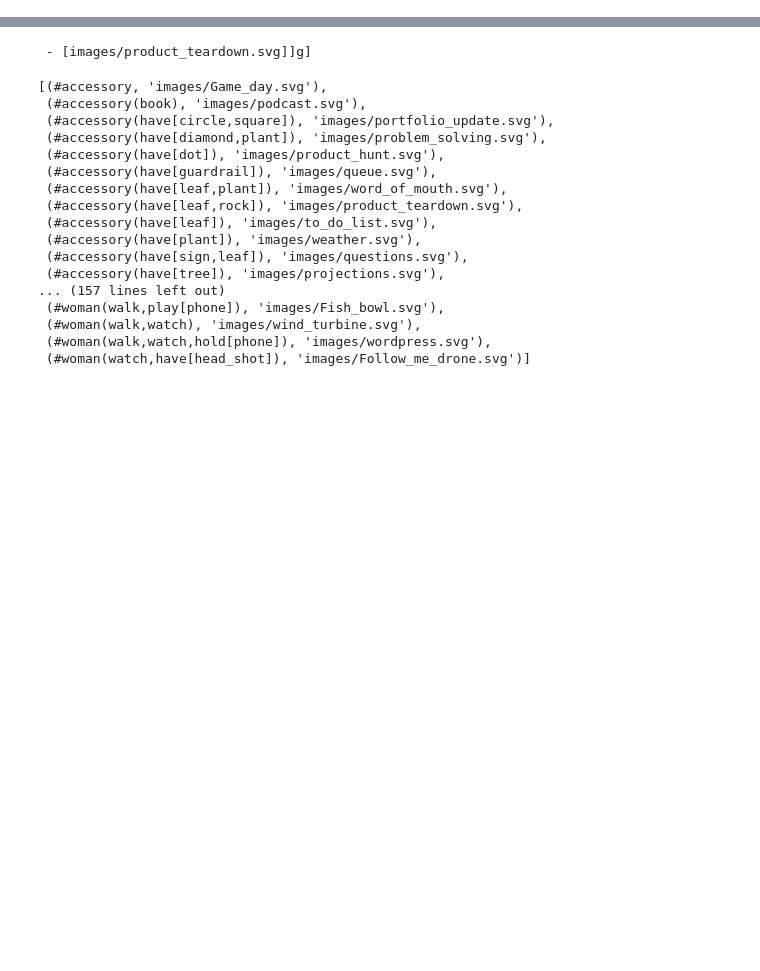
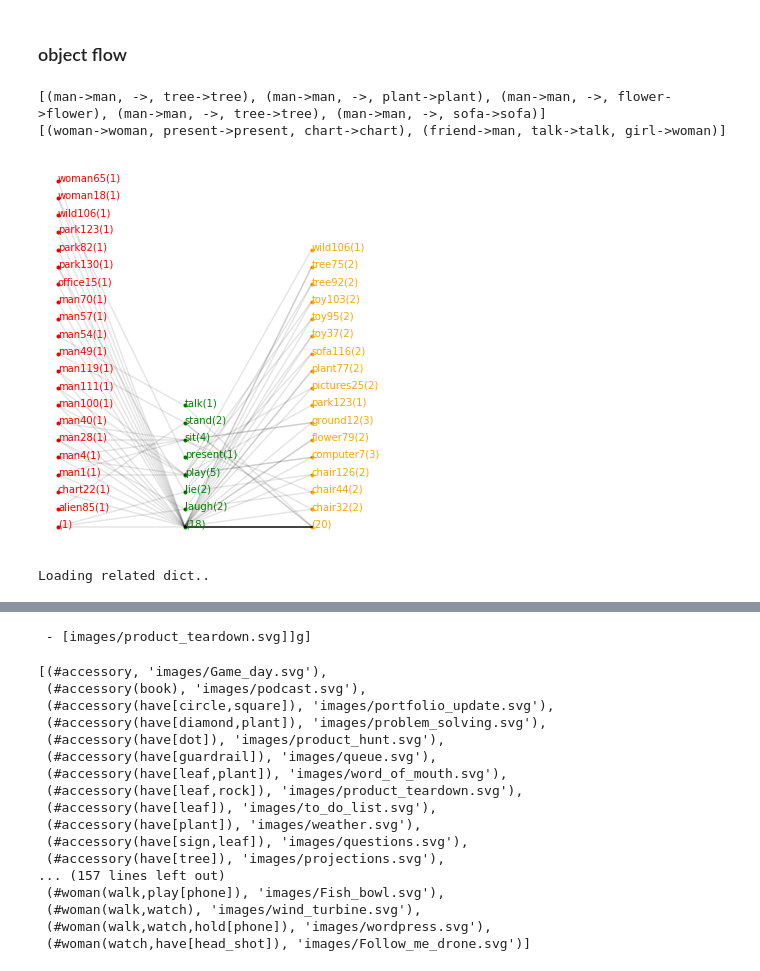
Before and after one commit to shwinshaker/Text2Scene, a Jupyter notebook: generator.ipynb, the cells around one changed output, grey strips where cells are left out. Saved outputs shown, nothing was run; the diff lists cells and outputs as text; code cells hidden in the pictures; blank space fills up the shorter version.

Commit message:
new generator in development

```diff
--- a/generator.ipynb
+++ b/generator.ipynb
@@ -443,0 +492,2 @@ EdgeView([(A man, computer), (A man, the ground), (a boy, computer), (a boy, the
+# %%
+grounder = Grounder(vocabbase)
@@ -443,0 +500,8 @@ EdgeView([(A man, computer), (A man, the ground), (a boy, computer), (a boy, the
+# %%
+H = grounder.ground(parser.G)
+# verb_base
+for a, b in zip(list(H.edges(data='intension')),
+                list(H.edges(data='verb'))):
+    print(a, b[-1])
+# print()
+# list(G.edges(data='intension'))[-3][-1]
@@ -443,0 +524,2 @@ EdgeView([(A man, computer), (A man, the ground), (a boy, computer), (a boy, the
+# %% [markdown]
+### object flow
@@ -443,0 +655,35 @@ EdgeView([(A man, computer), (A man, the ground), (a boy, computer), (a boy, the
+# %%
+generator = TripletGenerator(H)
+triplets = next(generator.get_generator())
+triplets_orig = generator.get_triples()
+print([t for t in triplets if t not in triplets_orig])
+print([t for t in triplets_orig if t not in triplets])
+# %% [output]
+[(man->man, ->, tree->tree), (man->man, ->, plant->plant), (man->man, ->, flower->flower), (man->man, ->, tree->tree), (man->man, ->, sofa->sofa)]
+[(woman->woman, present->present, chart->chart), (friend->man, talk->talk, girl->woman)]
+# %%
+def plot_triplets(triplets):
+    """
+    call layerName.plot to plot triplets
+    """
+    def to_node(span, attr):
+        return Node(span.root.lemma_, i=span.root.i, attr=attr)
+        # return Node(span.root.lemma_, i=0, attr=attr, count=1)
+
+    def get_keyword(n):
+        # if not n: return None
+        assert(n.keyword), n
+        return n.keyword
+
+    def to_nested_entities(triplets):
+        nested_entities = defaultdict(lambda: defaultdict(set))
+        for n1, v, n2 in triplets:
+            nested_entities[get_keyword(n1)][get_keyword(v)].add(get_keyword(n2))
+        return ddict2dict(nested_entities)
+
+    layer = LayerName.from_nested_entities(to_nested_entities(triplets))
+    layer.plot()
+# %%
+plot_triplets(triplets)
+# %% [output]
+[figure, added]
@@ -443,0 +756,5 @@ EdgeView([(A man, computer), (A man, the ground), (a boy, computer), (a boy, the
+# %%
+from models.metric import WeightedMeanIOU
+metric = WeightedMeanIOU()
+# %% [output]
+Loading related dict..
```
Also changed, not shown: parts of 57 cells of this notebook, 2 other files.
